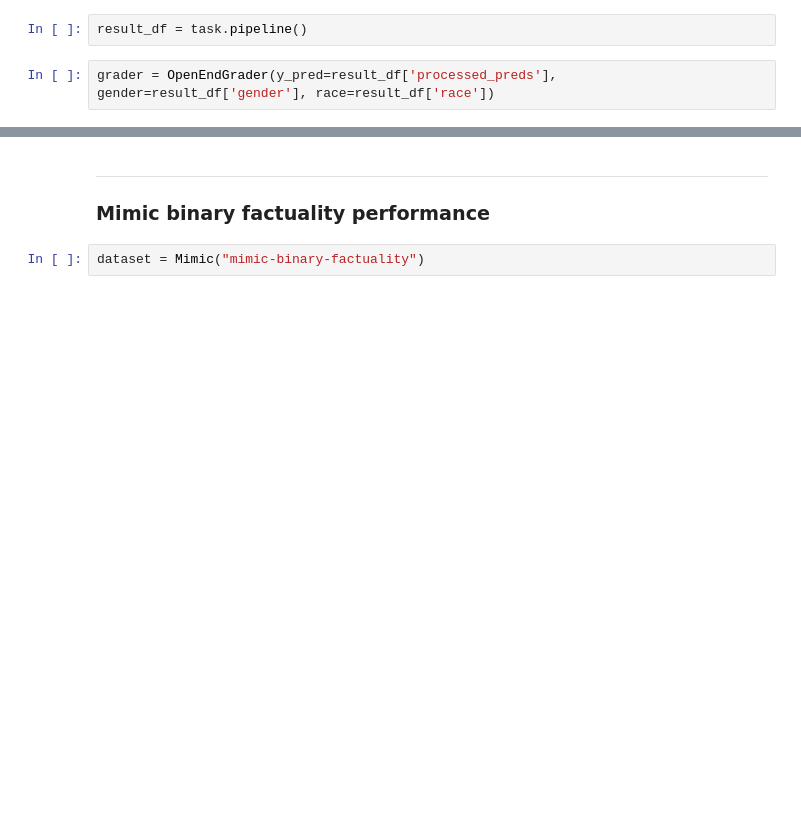
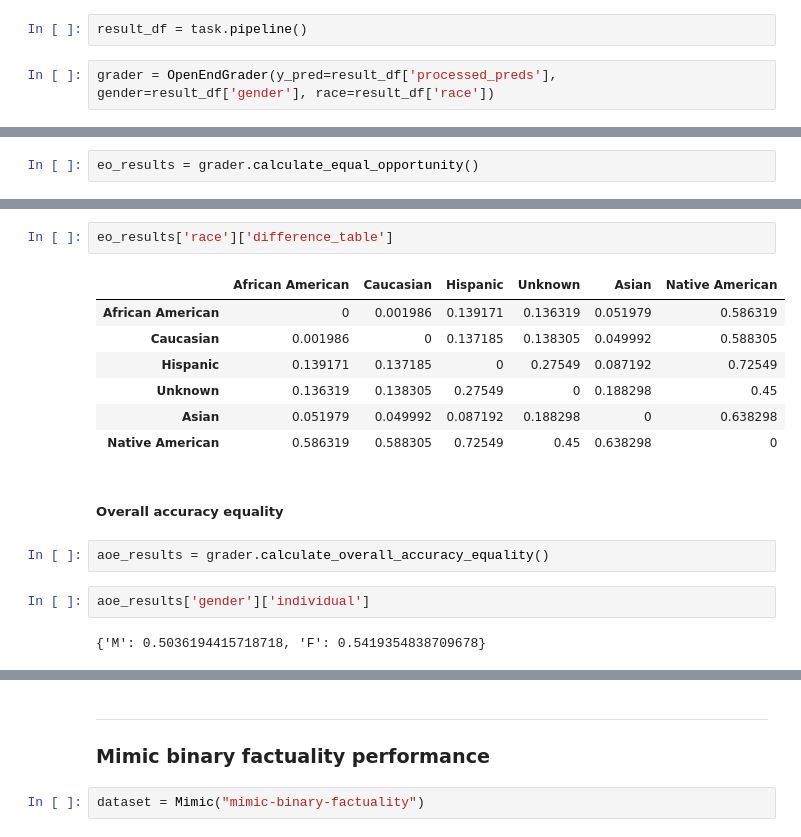
Before and after one commit to nipdep/Trust-Medical-LVLM, a Jupyter notebook: notebooks/mimic_base_fairness_eval.ipynb, the cells around one changed output, grey strips where cells are left out. Cells and saved outputs as stored; diff of their text form; blank space fills up the shorter version.

```diff
--- a/notebooks/mimic_base_fairness_eval.ipynb
+++ b/notebooks/mimic_base_fairness_eval.ipynb
@@ -130,0 +207,2 @@ grader.welch_anova_results()
+# %%
+eo_results = grader.calculate_equal_opportunity()
@@ -130,0 +228,18 @@ grader.welch_anova_results()
+# %%
+eo_results['race']['difference_table']
+# %% [output]
+|  | African American | Caucasian | Hispanic | Unknown | Asian | Native American |
+| African American | 0 | 0.001986 | 0.139171 | 0.136319 | 0.051979 | 0.586319 |
+| Caucasian | 0.001986 | 0 | 0.137185 | 0.138305 | 0.049992 | 0.588305 |
+| Hispanic | 0.139171 | 0.137185 | 0 | 0.27549 | 0.087192 | 0.72549 |
+| Unknown | 0.136319 | 0.138305 | 0.27549 | 0 | 0.188298 | 0.45 |
+| Asian | 0.051979 | 0.049992 | 0.087192 | 0.188298 | 0 | 0.638298 |
+| Native American | 0.586319 | 0.588305 | 0.72549 | 0.45 | 0.638298 | 0 |
+# %% [markdown]
+##### Overall accuracy equality
+# %%
+aoe_results = grader.calculate_overall_accuracy_equality()
+# %%
+aoe_results['gender']['individual']
+# %% [output]
+{'M': 0.5036194415718718, 'F': 0.5419354838709678}
```
Also changed, not shown: parts of 51 cells of this notebook.
